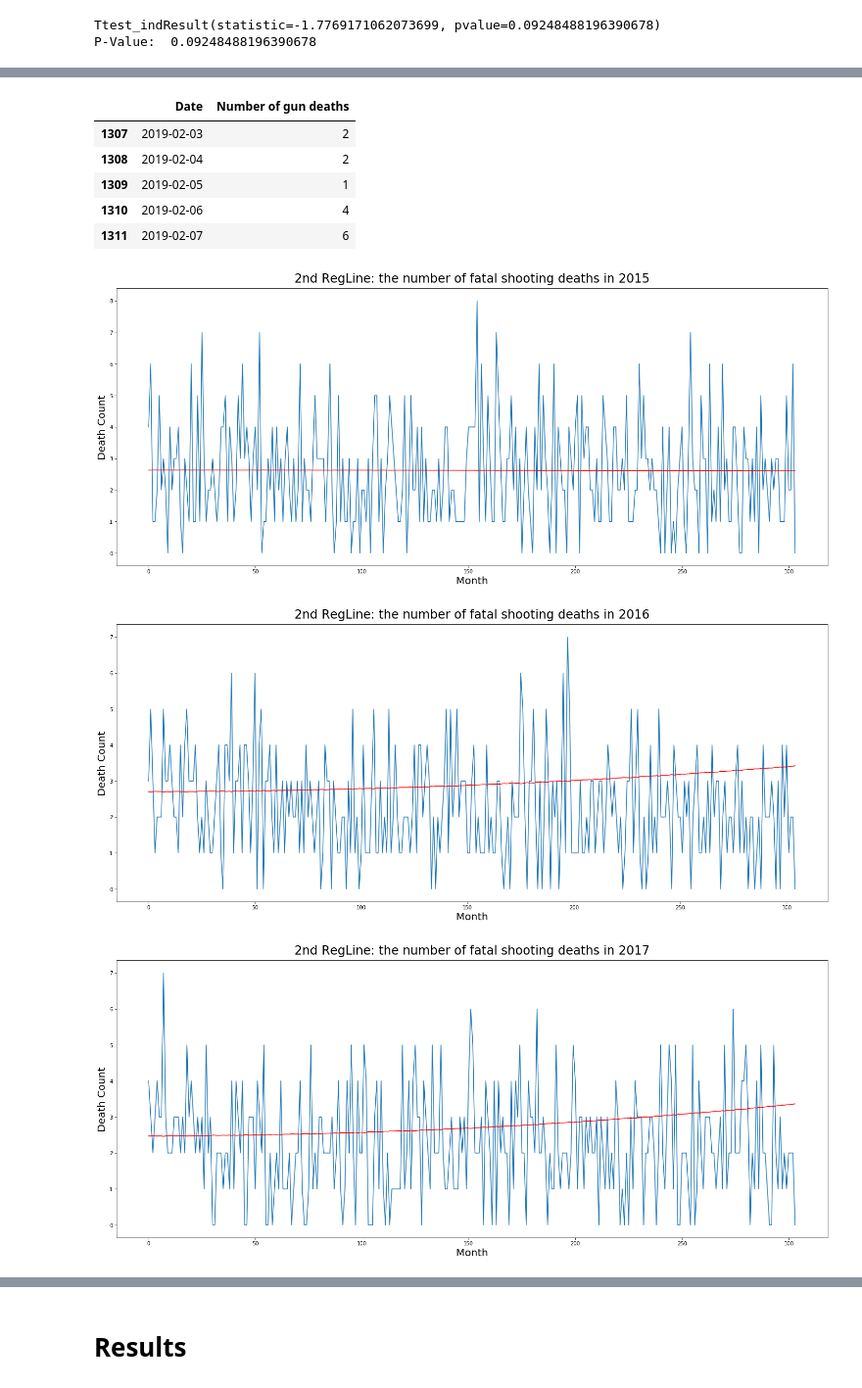
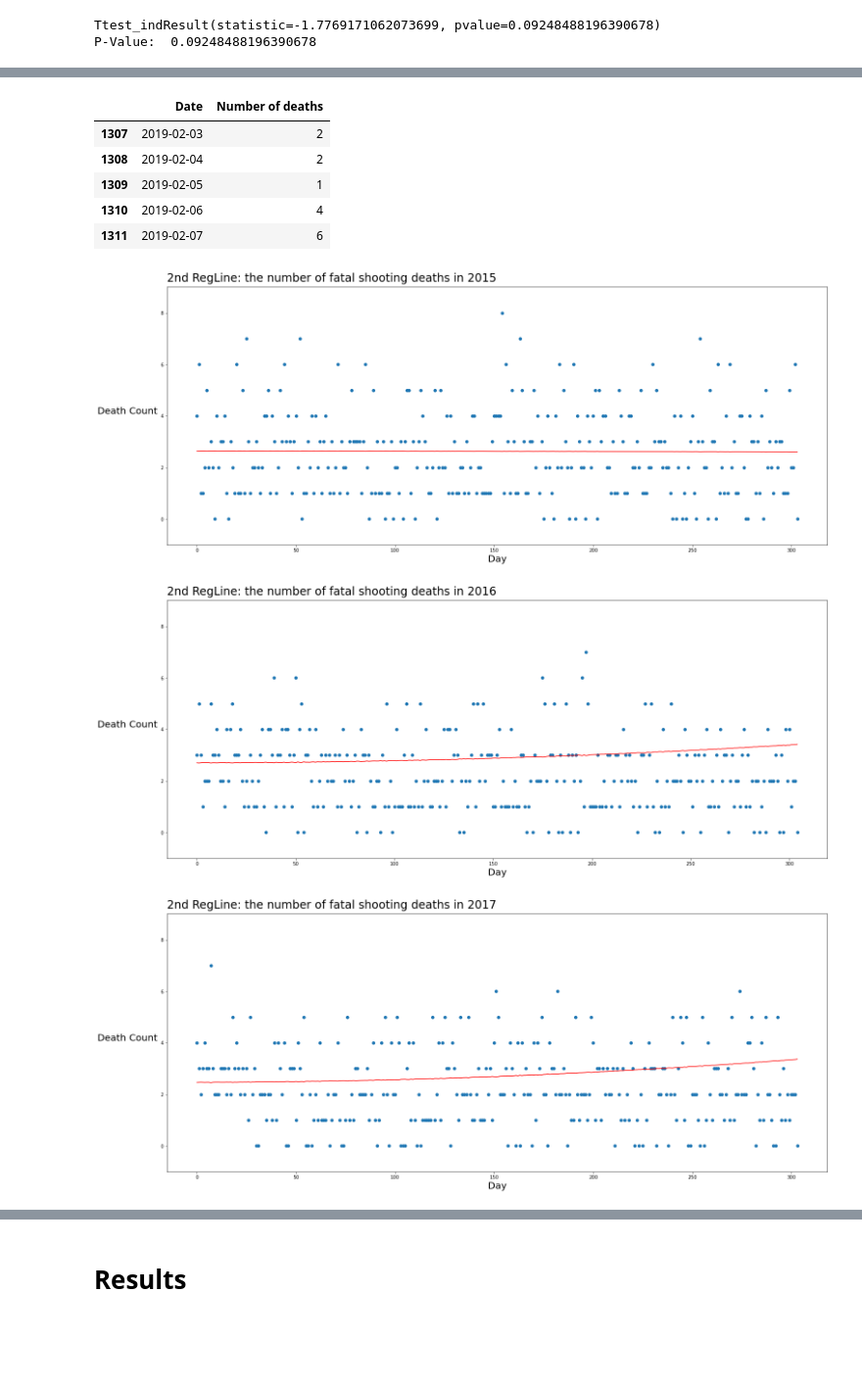
Before and after one commit to ericu-u/covid-police-shootings-analysis, a Jupyter notebook: COVID_policeshootings.ipynb, the cells around one changed output, grey strips where cells are left out. Shown at 98% size. Cells and saved outputs as stored; diff of their text form; code cells hidden in the pictures; blank space fills up the shorter version.

```diff
--- a/COVID_policeshootings.ipynb
+++ b/COVID_policeshootings.ipynb
@@ -645,7 +682,7 @@ We will be using a regression model to predict the gun death numbers after 02/03
 # %%
 # Save the data into a DataFrame
-df = pd.DataFrame()
-df['Date'] = data.groupby('date').count()['id'].index.values
-df['Number of gun deaths'] = data.groupby('date').count()['id'].values
-df.head()
+deaths_per_day = pd.DataFrame()
+deaths_per_day['Date'] = data.groupby('date').count()['id'].index.values
+deaths_per_day['Number of deaths'] = data.groupby('date').count()['id'].values
+deaths_per_day.head()
 # %% [output]
@@ -656,15 +693,16 @@ df.head()
 | 3 | 2015-01-05 | 1 |
 | 4 | 2015-01-06 | 4 |
 # %%
-t015 = df[(df['Date'] >= '2015-02-03') & (df['Date'] < '2015-12-03')]
-t016 = df[(df['Date'] >= '2016-02-03') & (df['Date'] < '2016-12-03')]
-t017 = df[(df['Date'] >= '2017-02-03') & (df['Date'] < '2017-12-03')]
-t018 = df[(df['Date'] >= '2018-02-03') & (df['Date'] < '2018-12-03')]
-t019 = df[(df['Date'] >= '2019-02-03') & (df['Date'] < '2019-12-03')]
-t020 = df[(df['Date'] >= '2020-02-03') & (df['Date'] < '2020-12-03')]
+# Separate deaths per day by year
+t015 = deaths_per_day[(deaths_per_day['Date'] >= '2015-02-03') & (deaths_per_day['Date'] < '2015-12-03')]
+t016 = deaths_per_day[(deaths_per_day['Date'] >= '2016-02-03') & (deaths_per_day['Date'] < '2016-12-03')]
+t017 = deaths_per_day[(deaths_per_day['Date'] >= '2017-02-03') & (deaths_per_day['Date'] < '2017-12-03')]
+t018 = deaths_per_day[(deaths_per_day['Date'] >= '2018-02-03') & (deaths_per_day['Date'] < '2018-12-03')]
+t019 = deaths_per_day[(deaths_per_day['Date'] >= '2019-02-03') & (deaths_per_day['Date'] < '2019-12-03')]
+t020 = deaths_per_day[(deaths_per_day['Date'] >= '2020-02-03') & (deaths_per_day['Date'] < '2020-12-03')]
 t019.head()
 # %% [output]
-|  | Date | Number of gun deaths |
+|  | Date | Number of deaths |
 | 1307 | 2019-02-03 | 2 |
 | 1308 | 2019-02-04 | 2 |
 | 1309 | 2019-02-05 | 1 |
@@ -673,59 +711,68 @@ t019.head()
 # %%
 # Fill in missing dates with 0
 
+# Create date range array
 idx = pd.date_range('2015-02-03', '2015-12-03')
+
+# Loop through dates and append missing dates to the respective dataframe
 for i in idx:
     if (len(t015[t015['Date'] == i])==0):
-        t015 = t015.append({'Date': i, 'Number of gun deaths': 0}, ignore_index= True)
+        t015 = t015.append({'Date': i, 'Number of deaths': 0}, ignore_index= True)
 t015 = t015.sort_values('Date')
 
 idx = pd.date_range('2016-02-03', '2016-12-03')
 for i in idx:
     if (len(t016[t016['Date'] == i])==0):
-        t016 = t016.append({'Date': i, 'Number of gun deaths': 0}, ignore_index= True)
+        t016 = t016.append({'Date': i, 'Number of deaths': 0}, ignore_index= True)
 t016 = t016.sort_values('Date')
 
 idx = pd.date_range('2017-02-03', '2017-12-03')
 for i in idx:
     if (len(t017[t017['Date'] == i])==0):
-        t017 = t017.append({'Date': i, 'Number of gun deaths': 0}, ignore_index= True)
+        t017 = t017.append({'Date': i, 'Number of deaths': 0}, ignore_index= True)
 t017 = t017.sort_values('Date')
 
 idx = pd.date_range('2018-02-03', '2018-12-03')
 for i in idx:
     if (len(t018[t018['Date'] == i])==0):
-        t018 = t018.append({'Date': i, 'Number of gun deaths': 0}, ignore_index= True)
+        t018 = t018.append({'Date': i, 'Number of deaths': 0}, ignore_index= True)
 t018 = t018.sort_values('Date')
 
 idx = pd.date_range('2019-02-03', '2019-12-03')
 for i in idx:
     if (len(t019[t019['Date'] == i])==0):
-        t019 = t019.append({'Date': i, 'Number of gun deaths': 0}, ignore_index= True)
+        t019 = t019.append({'Date': i, 'Number of deaths': 0}, ignore_index= True)
 t019 = t019.sort_values('Date')
 
 idx = pd.date_range('2020-02-03', '2020-12-03')
 for i in idx:
     if (len(t020[t020['Date'] == i])==0):
-        t020 = t020.append({'Date': i, 'Number of gun deaths': 0}, ignore_index= True)
+        t020 = t020.append({'Date': i, 'Number of deaths': 0}, ignore_index= True)
 t020 = t020.sort_values('Date')
 # %%
 ms, m1s, bs = [],[],[]
 year = 2015
-for table in [t015,t016,t017,t018,t019]:
+for table in [t015,t016,t017,t018,t019,t020]:
 
-    x15,y15 = np.array(range(len(table.index.values))),table['Number of gun deaths']
+    # Plot Death Count by day
+    x15,y15 = np.array(range(len(table.index.values))),table['Number of deaths']
     m, m1, b = np.polyfit(x15, y15, 2)
     ms.append(m)
     m1s.append(m1)
     bs.append(b)
     plt.figure(figsize=(25,10))
-    plt.plot(x15, y15)
+    plt.scatter(x15, y15)
+    plt.ylim(-1,9)
+
+    # Best fit quadratic line
     plt.plot(x15, m*pow(x15, 2) + m1*y15 + b, color='red')
-    plt.ylabel('Death Count', fontsize=20)
-    plt.xlabel('Month', fontsize=20)
-    plt.title('2nd RegLine: the number of fatal shooting deaths in ' + str(year), fontsize=24, y=1.01)
+
+    # Chart settings
+    plt.ylabel('Death Count', fontsize=20, rotation=0, labelpad=70)
+    plt.xlabel('Day', fontsize=20)
+    plt.title('2nd RegLine: the number of fatal shooting deaths in ' + str(year), fontsize=24, y=1.01, loc='left')
     year += 1
 # %% [output]
-[figure, old version]
+[figure, new version]
-[figure, old version]
+[figure, new version]
-[figure, old version]
+[figure, new version]
```
Also changed, not shown: parts of 53 cells of this notebook.
